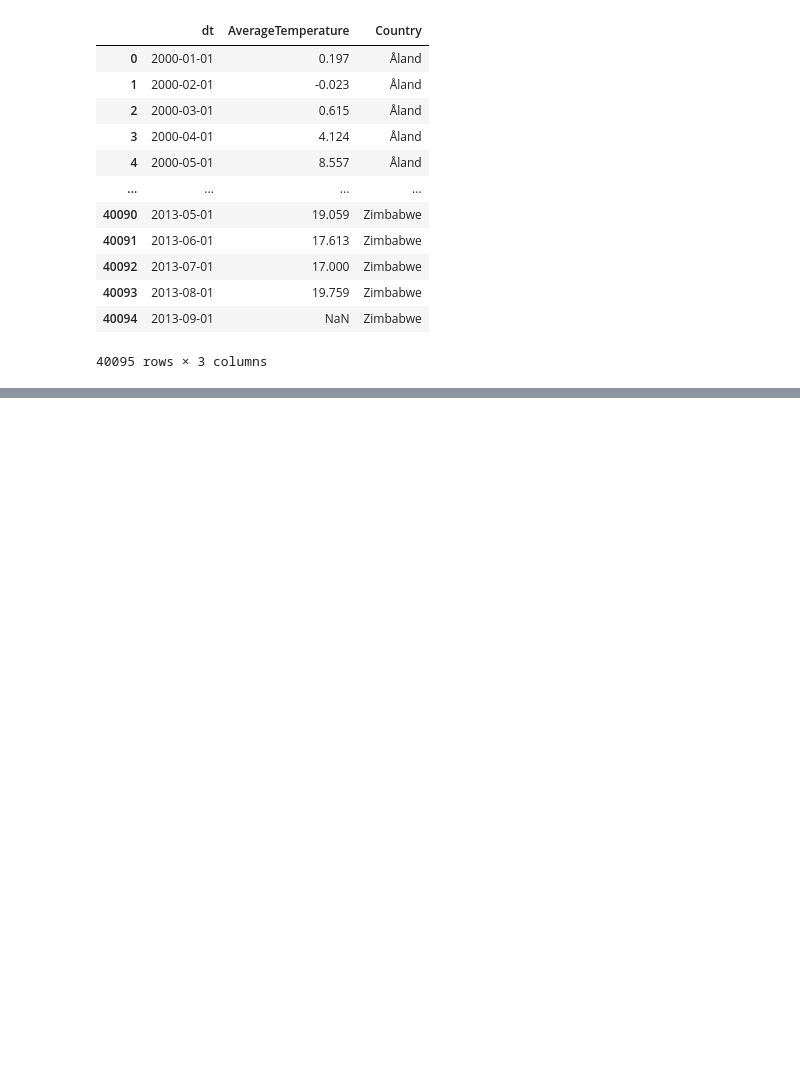
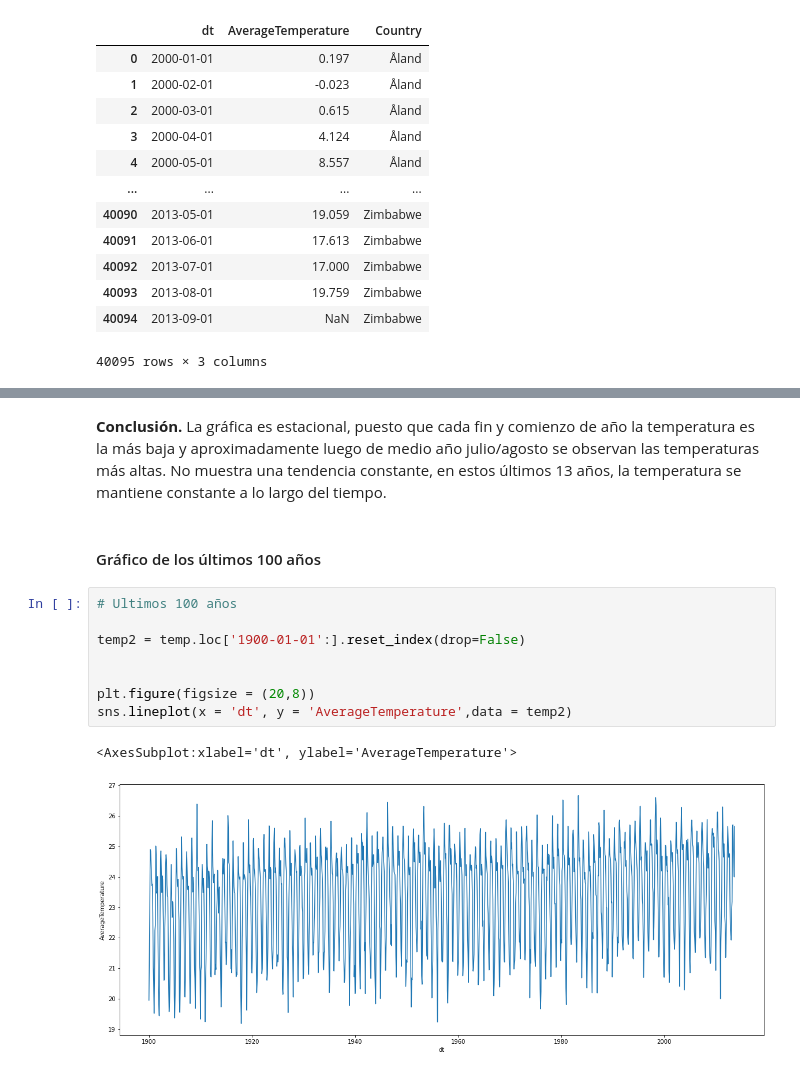
Before and after one commit to JosePabloPonce/Laboratorio-2-Data-Science, a Jupyter notebook: laboratorio.ipynb, the cells around one changed output, grey strips where cells are left out. Cells and saved outputs as stored; diff of their text form; blank space fills up the shorter version.

```diff
--- a/laboratorio.ipynb
+++ b/laboratorio.ipynb
@@ -573,0 +706,15 @@ temp1
+# %% [markdown]
+**Conclusión.** La gráfica es estacional, puesto que cada fin y comienzo de año la temperatura es la más baja y aproximadamente luego de medio año julio/agosto se observan las temperaturas más altas. No muestra una tendencia constante, en estos últimos 13 años, la temperatura se mantiene constante a lo largo del tiempo.
+# %% [markdown]
+#### Gráfico de los últimos 100 años
+# %%
+# Ultimos 100 años
+
+temp2 = temp.loc['1900-01-01':].reset_index(drop=False)
+
+
+plt.figure(figsize = (20,8))
+sns.lineplot(x = 'dt', y = 'AverageTemperature',data = temp2)
+# %% [output]
+<AxesSubplot:xlabel='dt', ylabel='AverageTemperature'>
+[figure, added]
```
Also changed, not shown: parts of 52 cells of this notebook.
